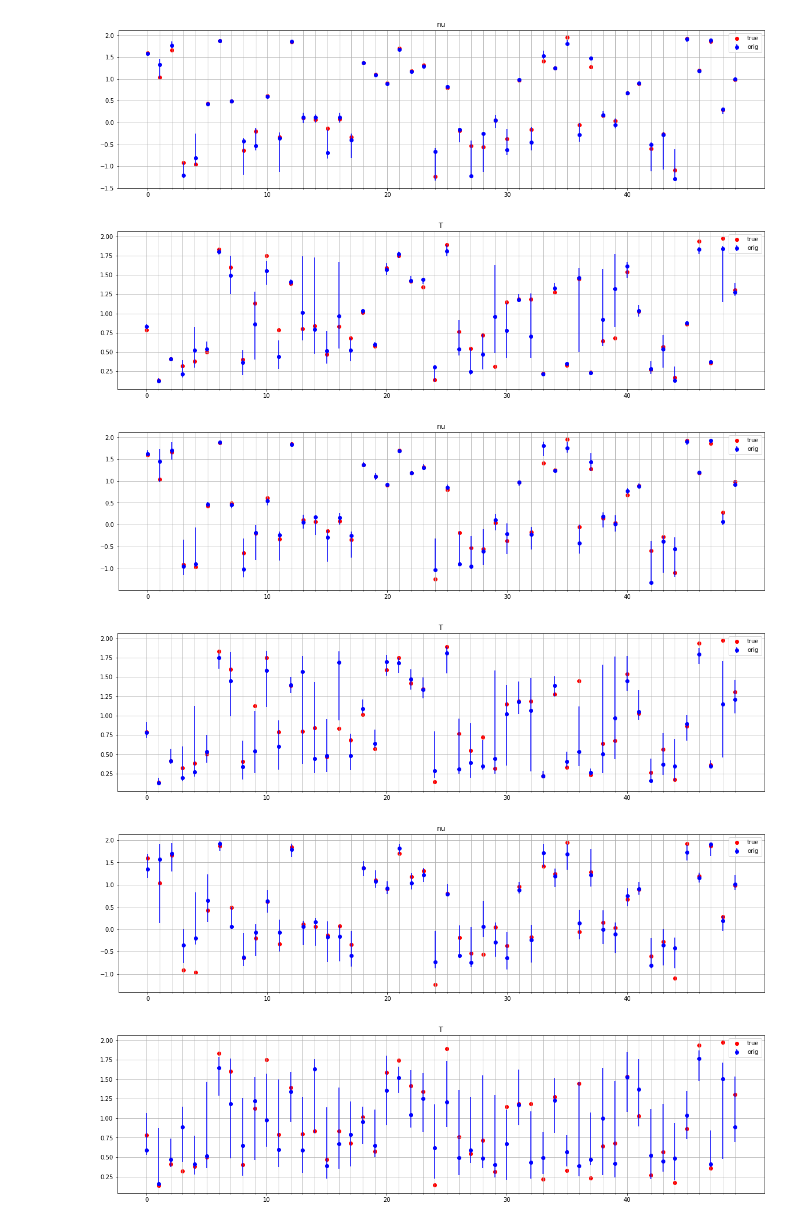
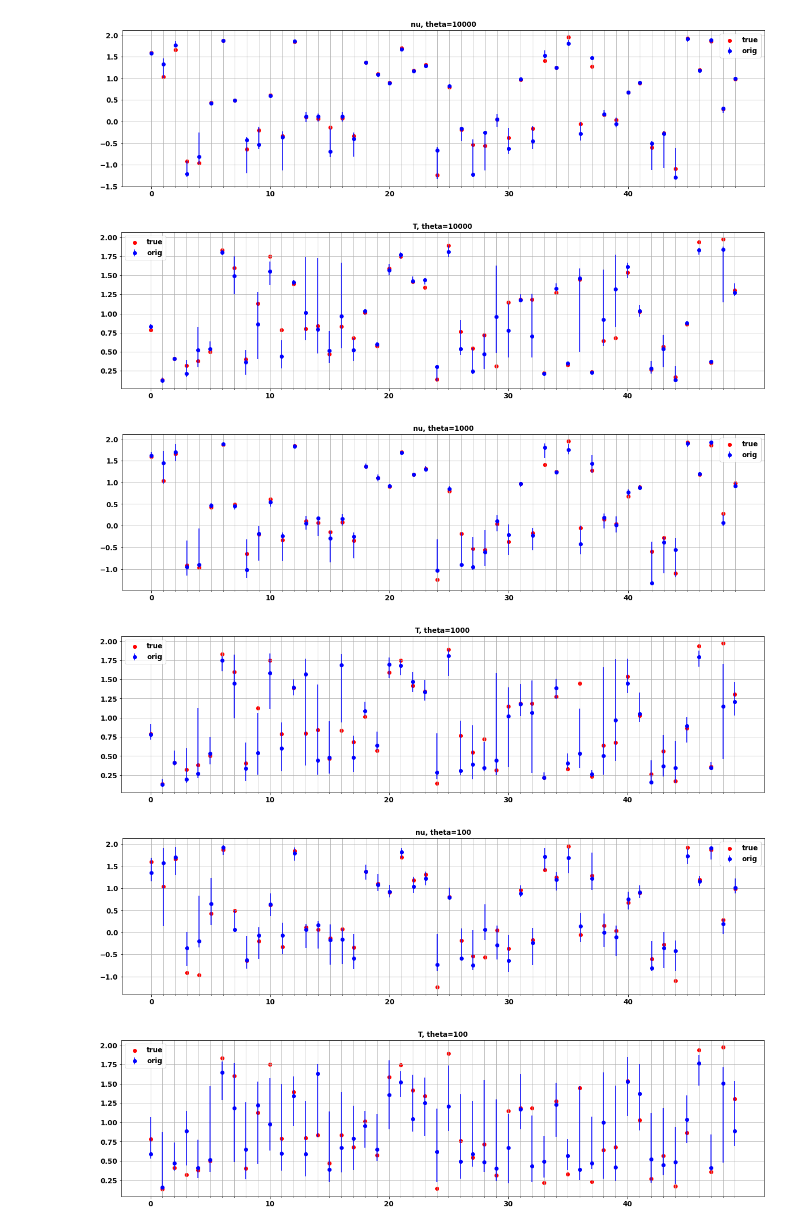
Before and after one commit to lntran26/donni, a Jupyter notebook: ml_dadi/1d_2epoch/1d_2epoch_bootstrap.ipynb, the cells around one changed output. Saved outputs shown, nothing was run; the diff lists cells and outputs as text; code cells hidden in the pictures.

```diff
--- a/ml_dadi/1d_2epoch/1d_2epoch_bootstrap.ipynb
+++ b/ml_dadi/1d_2epoch/1d_2epoch_bootstrap.ipynb
@@ -87,0 +107,12 @@ bstr_mlpr_10000 = pickle.load(open('results/bootstrap/boostrap_pred_mlpr_10000',
+# %%
+# Plot RFR_1 bootstrap prediction results: coverage
+params = ['nu', 'T']
+theta_list = [10000, 1000, 100]
+expected = [95, 90, 80, 50, 30, 15]
+
+plt.figure(1, figsize=(20,8))
+count=1
+for bootstrap_pred, theta in zip(bstr_rfr_1, theta_list):
+    plt.figure(1).add_subplot(1, 3, count)
+    plotting.plot_coverage(bootstrap_pred, theta, params, expected)
+    count+=1
@@ -88,8 +121,9 @@ bstr_mlpr_10000 = pickle.load(open('results/bootstrap/boostrap_pred_mlpr_10000',
 # %%
-# RFR_1 plots
+# Plot RFR_1 bootstrap prediction results: distribution for one example data set
 params = ['nu', 'T']
+theta_list = [10000, 1000, 100]
 expected = [95, 90, 80, 50, 30, 15]
-for bootstrap_pred in bstr_rfr_1:
-    plotting.plot_coverage(bootstrap_pred, params, expected)
-    plotting.plot_distribution(bootstrap_pred, params, 125)
+
+for bootstrap_pred, theta in zip(bstr_rfr_1, theta_list):
+    plotting.plot_distribution(bootstrap_pred, theta, params, 125, figsize=(5,10))
 # %% [output]
@@ -102,7 +132,0 @@ for bootstrap_pred in bstr_rfr_1:
-# %%
-# MLPR_1 plots
-params = ['nu', 'T']
-expected = [95, 90, 80, 50, 30, 15]
-for bootstrap_pred in bstr_mlpr_1:
-    plotting.plot_coverage(bootstrap_pred, params, expected)
-    plotting.plot_distribution(bootstrap_pred, params, 125)
@@ -115,0 +133,6 @@ for bootstrap_pred in bstr_mlpr_1:
+# %%
+# Plot MLPR_1 bootstrap prediction results: intervals for 50 example data sets
+params = ['nu', 'T']
+theta_list = [10000, 1000, 100]
+for bootstrap_pred, theta in zip(bstr_mlpr_1, theta_list):
+    plotting.plot_intervals(bootstrap_pred, theta, params, size=50)
@@ -116,13 +146,13 @@ for bootstrap_pred in bstr_mlpr_1:
 # %%
-# RFR_1 intervals plots for all three thetas [10000, 1000, 100]
+# Plot RFR_1 bootstrap prediction results: intervals for 50 example data sets
 params = ['nu', 'T']
-for bootstrap_pred in bstr_rfr_1:
-    intervals = data_manip.bootstrap_intervals(bootstrap_pred, params)
-    plotting.plot_intervals(intervals, params, size=50)
+theta_list = [10000, 1000, 100]
+for bootstrap_pred, theta in zip(bstr_rfr_1, theta_list):
+    plotting.plot_intervals(bootstrap_pred, theta, params, size=50)
 # %% [output]
-[figure, old version]
+[figure, new version]
-[figure, old version]
+[figure, new version]
-[figure, old version]
+[figure, new version]
-[figure, old version]
+[figure, new version]
-[figure, old version]
+[figure, new version]
-[figure, old version]
+[figure, new version]
```
Also changed, not shown: parts of 16 cells of this notebook.
